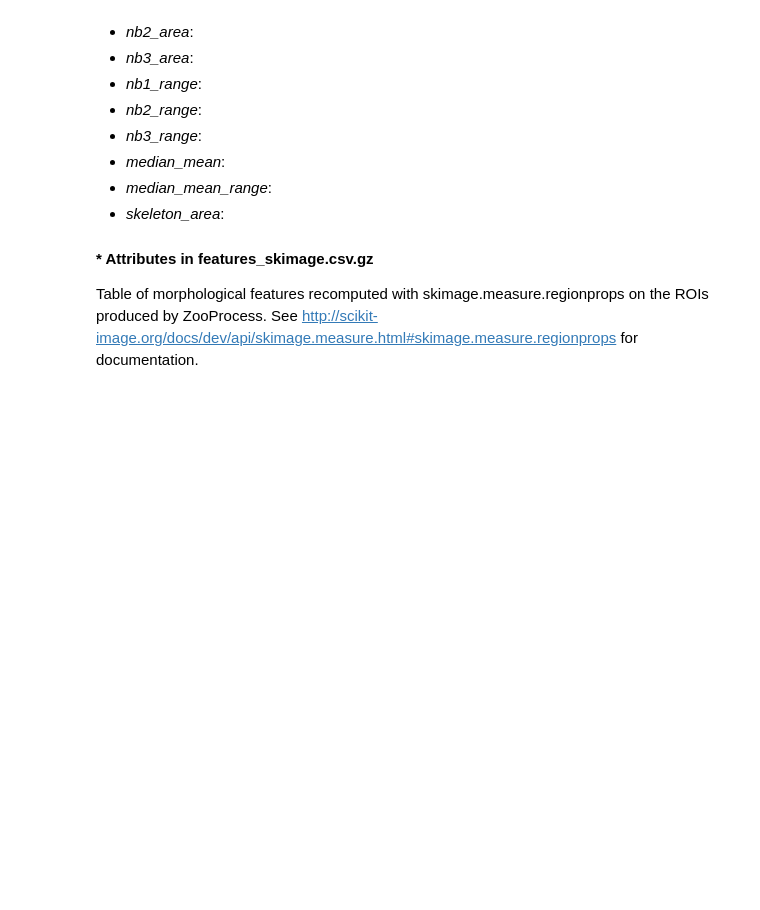
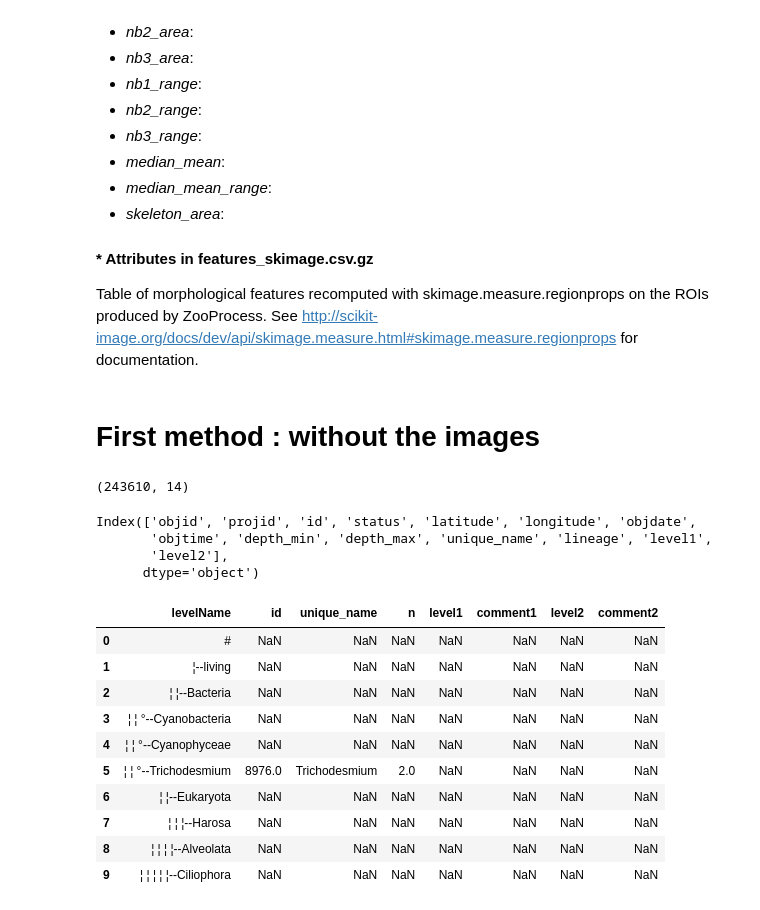
Before and after one commit to Makubu/AML, a Jupyter notebook: Plankton/plankton_challenge.ipynb, the cells around one changed output. Drawn from its saved outputs; the diff is of its cells as text; code cells hidden in the pictures; blank space fills up the shorter version.

```diff
--- a/Plankton/plankton_challenge.ipynb
+++ b/Plankton/plankton_challenge.ipynb
@@ -241,3 +212,5 @@ A brief outline of the availabel attributes in `features_native.csv.gz` which yo
 
 #### * Attributes in features_skimage.csv.gz
 Table of morphological features recomputed with skimage.measure.regionprops on the ROIs produced by ZooProcess. See http://scikit-image.org/docs/dev/api/skimage.measure.html#skimage.measure.regionprops for documentation.
+# %% [markdown]
+# First method : without the images
@@ -243,0 +236,25 @@ Table of morphological features recomputed with skimage.measure.regionprops on t
+# %%
+meta.shape
+# %% [output]
+(243610, 14)
+# %%
+meta.columns
+# %% [output]
+Index(['objid', 'projid', 'id', 'status', 'latitude', 'longitude', 'objdate',
+       'objtime', 'depth_min', 'depth_max', 'unique_name', 'lineage', 'level1',
+       'level2'],
+      dtype='object')
+# %%
+taxo.head(10)
+# %% [output]
+|  | levelName | id | unique_name | n | level1 | comment1 | level2 | comment2 |
+| 0 | # | NaN | NaN | NaN | NaN | NaN | NaN | NaN |
+| 1 | ¦--living | NaN | NaN | NaN | NaN | NaN | NaN | NaN |
+| 2 | ¦ ¦--Bacteria | NaN | NaN | NaN | NaN | NaN | NaN | NaN |
+| 3 | ¦ ¦ °--Cyanobacteria | NaN | NaN | NaN | NaN | NaN | NaN | NaN |
+| 4 | ¦ ¦ °--Cyanophyceae | NaN | NaN | NaN | NaN | NaN | NaN | NaN |
+| 5 | ¦ ¦ °--Trichodesmium | 8976.0 | Trichodesmium | 2.0 | NaN | NaN | NaN | NaN |
+| 6 | ¦ ¦--Eukaryota | NaN | NaN | NaN | NaN | NaN | NaN | NaN |
+| 7 | ¦ ¦ ¦--Harosa | NaN | NaN | NaN | NaN | NaN | NaN | NaN |
+| 8 | ¦ ¦ ¦ ¦--Alveolata | NaN | NaN | NaN | NaN | NaN | NaN | NaN |
+| 9 | ¦ ¦ ¦ ¦ ¦--Ciliophora | NaN | NaN | NaN | NaN | NaN | NaN | NaN |
```
Also changed, not shown: parts of 48 cells of this notebook.
